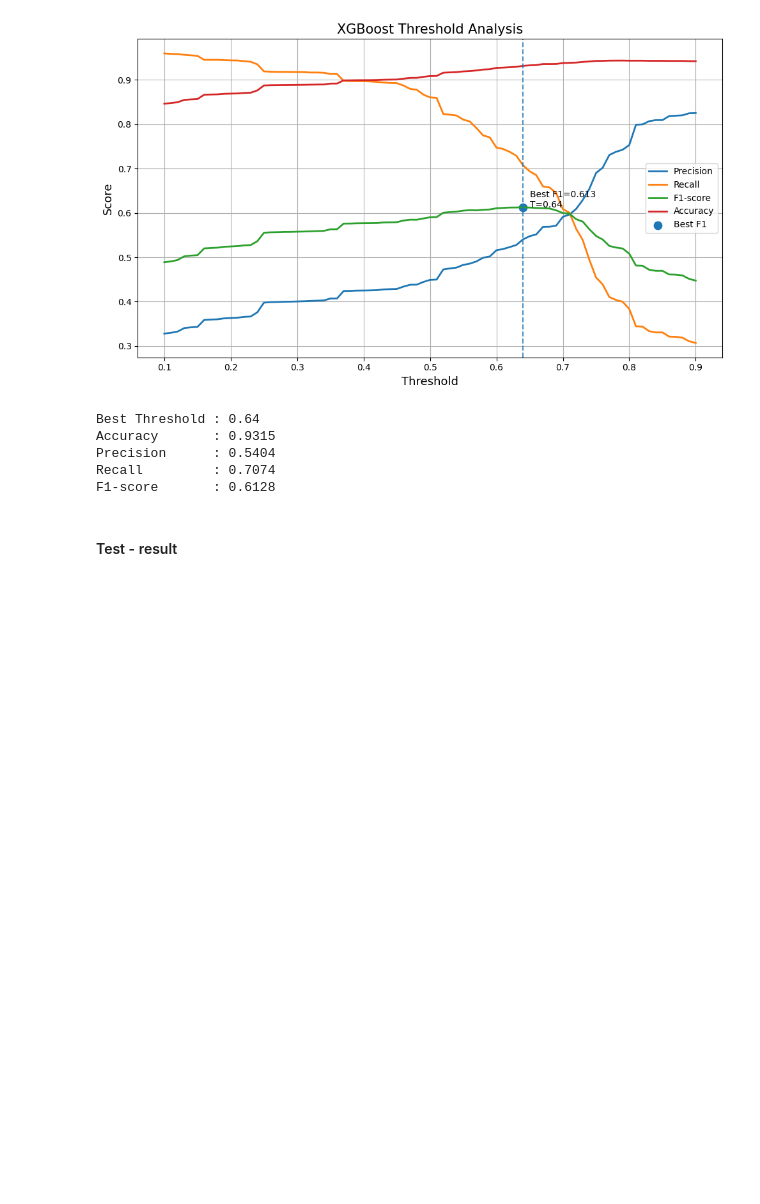
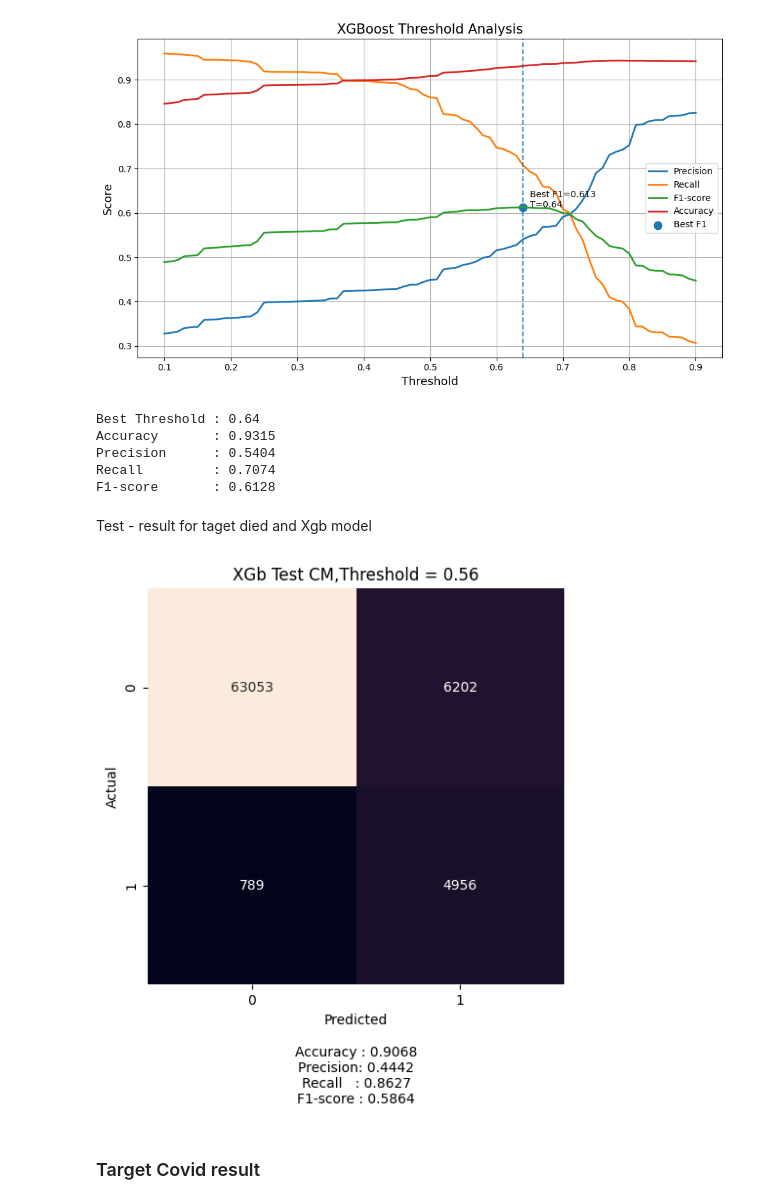
Before and after one commit to tohidnoori/covid-19-dataset-analisys, a Jupyter notebook: covid-analyse4.ipynb, the cells around one changed output. Cells and saved outputs as stored; diff of their text form; code cells hidden in the pictures; blank space fills up the shorter version.

```diff
--- a/covid-analyse4.ipynb
+++ b/covid-analyse4.ipynb
@@ -1075,5 +1382,11 @@ Accuracy       : 0.9315
 Precision      : 0.5404
 Recall         : 0.7074
 F1-score       : 0.6128
+# %% [markdown]
+Test - result for taget died and Xgb model
+# %%
+plot_confusion_mat(xgb_model, X_test_scaled, y_test, title="XGb Test CM",threshold=0.56)
+# %% [output]
+[figure, added]
 # %% [markdown]
-#### Test - result
+### Target Covid result
```
Also changed, not shown: parts of 46 cells of this notebook.
